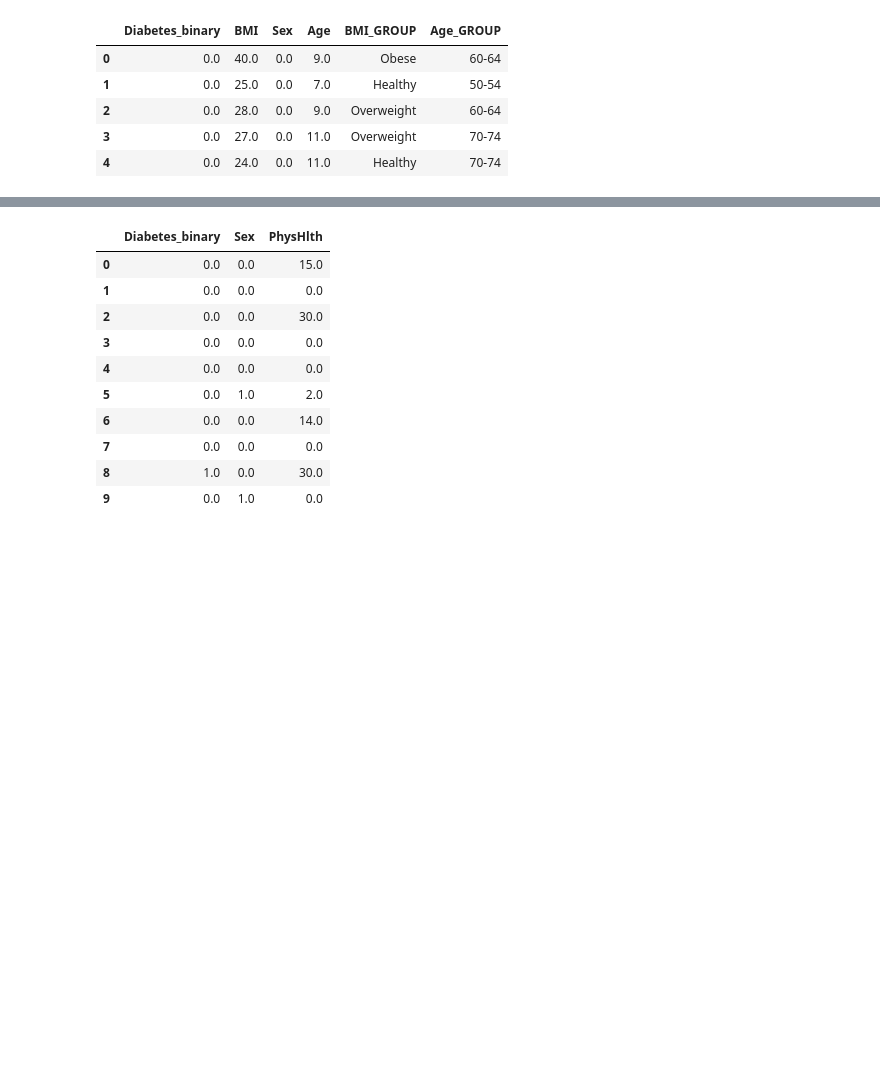
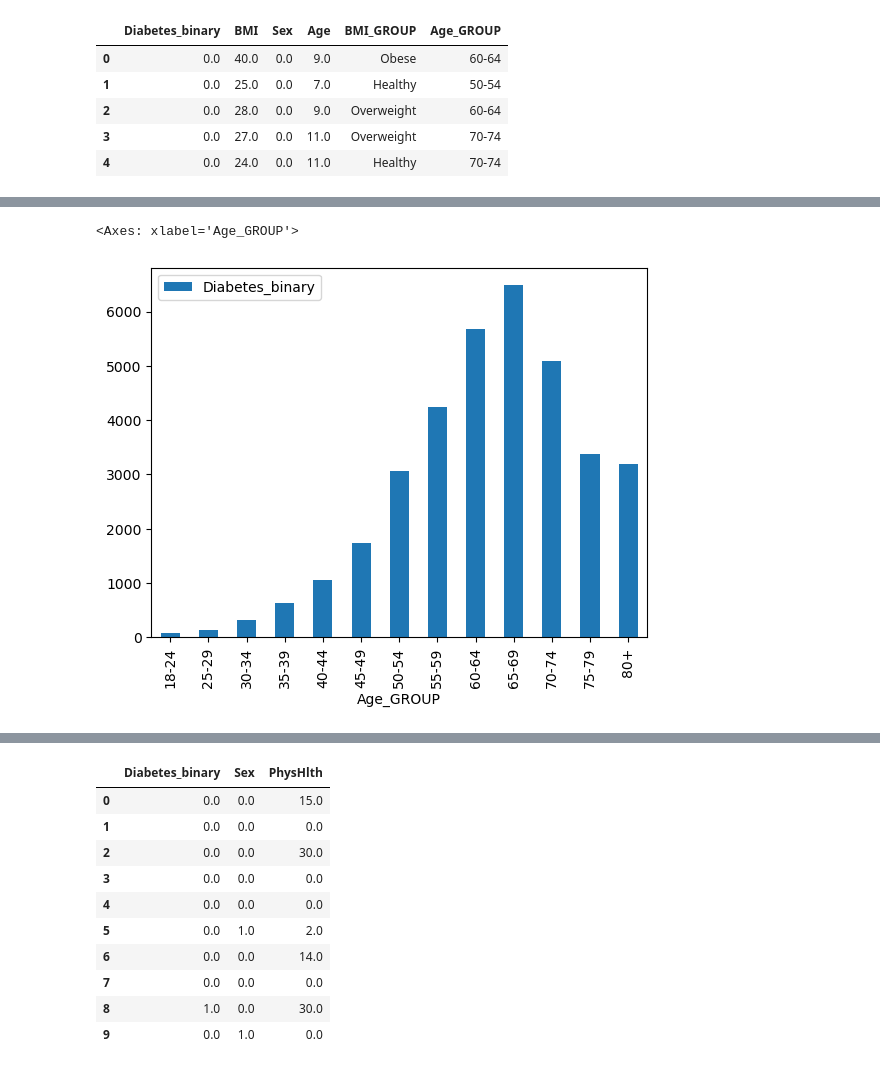
Before and after one commit to michaelz-id/project_1, a Jupyter notebook: Project1_testfile.ipynb, the cells around one changed output, grey strips where cells are left out. Cells and saved outputs as stored; diff of their text form; code cells hidden in the pictures; blank space fills up the shorter version.

```diff
--- a/Project1_testfile.ipynb
+++ b/Project1_testfile.ipynb
@@ -329,0 +247,3 @@ df_scatter.plot(kind='scatter', x='Age', y='Diabetes_binary')
+# %%
+#drop column
+df_bmi_age_plot_diabetics.drop('BMI_GROUP', axis=1, inplace=True)
@@ -329,0 +255,8 @@ df_scatter.plot(kind='scatter', x='Age', y='Diabetes_binary')
+# %%
+
+diabetics_by_age_diabetics = df_bmi_age_plot_diabetics.groupby('Age_GROUP')
+diabetics_by_age_diabetics
+# %%
+grouped_sum = diabetics_by_age_diabetics.sum()
+# %%
+grouped_sum = grouped_sum.reset_index()
@@ -329,0 +281,5 @@ df_scatter.plot(kind='scatter', x='Age', y='Diabetes_binary')
+# %%
+grouped_sum.plot(kind='bar', x='Age_GROUP', y='Diabetes_binary')
+# %% [output]
+<Axes: xlabel='Age_GROUP'>
+[figure, added]
```
Also changed, not shown: parts of 44 cells of this notebook.
